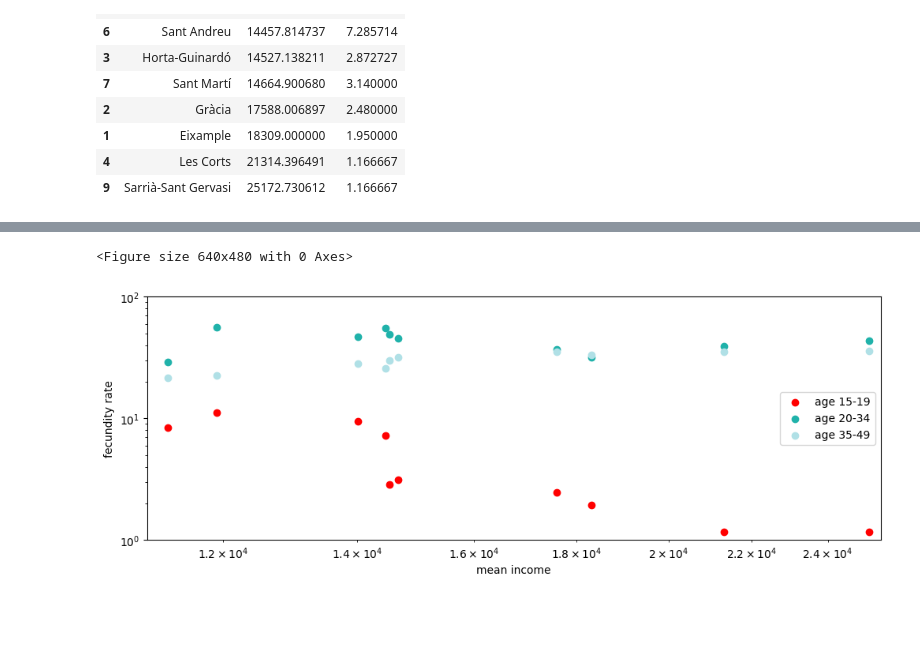
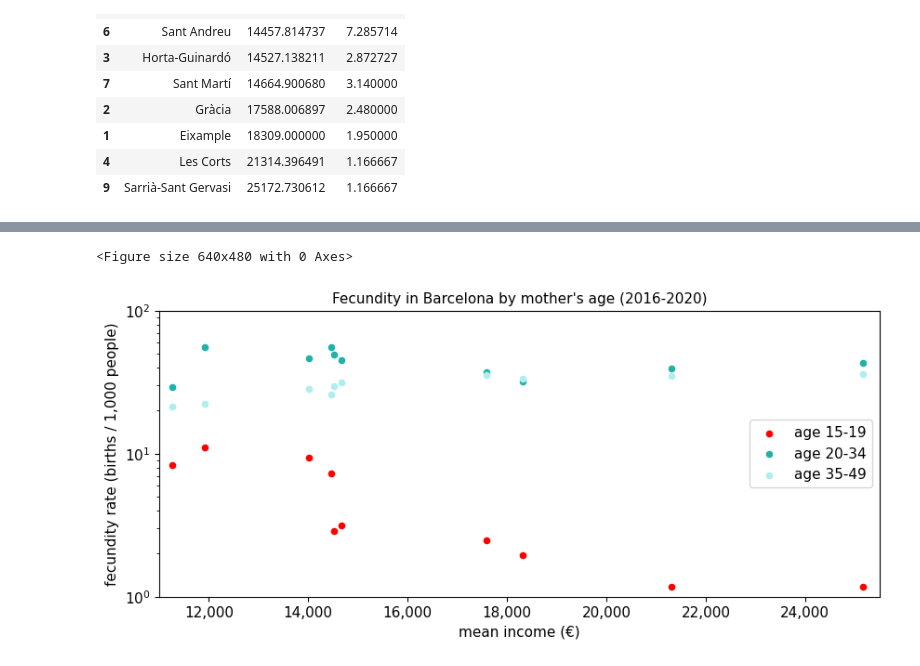
Before and after one commit to JuliaAT/AVDM-project, a Jupyter notebook: DataTreatment(Julia).ipynb, the cells around one changed output, grey strips where cells are left out. Saved outputs shown, nothing was run; the diff lists cells and outputs as text; code cells hidden in the pictures; blank space fills up the shorter version.

```diff
--- a/DataTreatment(Julia).ipynb
+++ b/DataTreatment(Julia).ipynb
@@ -101,10 +101,10 @@ b1519
 | 9 | Sarrià-Sant Gervasi | 25172.730612 | 1.166667 |
 # %%
 #sort in ascending income order
-b1519_plot=b1519.sort_values(by=['Import_Euros'], ascending=True).head(15)
-b2034_plot=b2034.sort_values(by=['Import_Euros'], ascending=True).head(15)
-b3549_plot=b3549.sort_values(by=['Import_Euros'], ascending=True).head(15)
-b1519_plot
+b1519=b1519.sort_values(by=['Import_Euros'], ascending=True).head(15)
+b2034=b2034.sort_values(by=['Import_Euros'], ascending=True).head(15)
+b3549=b3549.sort_values(by=['Import_Euros'], ascending=True).head(15)
+b1519
 # %% [output]
 |  | Nom_Districte | Import_Euros | Nombre |
 | 0 | Ciutat Vella | 11268.029630 | 8.350000 |
@@ -132,19 +133,29 @@ plt.show()
 # %%
+import matplotlib.ticker as ticker
+
+plt.rc('font', size=11) #controls default text size
+plt.rc('axes', titlesize=11) #fontsize of the title
+plt.rc('axes', labelsize=11) #fontsize of the x and y labels
+plt.rc('xtick', labelsize=11) #fontsize of the x tick labels
+plt.rc('ytick', labelsize=11) #fontsize of the y tick labels
+plt.rc('legend', fontsize=11)
 plt.figure(3)
-plt.figure(figsize=(12, 4))
-plt.scatter(b1519_plot['Import_Euros'],b1519_plot['Nombre'],label='age 15-19',color='red')
-plt.scatter(b2034_plot['Import_Euros'],b2034_plot['Nombre'],label='age 20-34',color='lightseagreen')
-plt.scatter(b3549_plot['Import_Euros'],b3549_plot['Nombre'],label='age 35-49',color='powderblue')
-#plt.xticks(b1519['Import_Euros'], b1519['Nom_Districte'])
-plt.xscale('log')
+plt.tight_layout
+plt.figure(figsize=(10, 4))
+plt.scatter(b1519['Import_Euros'],b1519['Nombre'],label='age 15-19',color='red',s=20)
+plt.scatter(b2034['Import_Euros'],b2034['Nombre'],label='age 20-34',color='lightseagreen',s=20)
+plt.scatter(b3549['Import_Euros'],b3549['Nombre'],label='age 35-49',color='paleturquoise',s=20)
 plt.yscale('log')
 plt.xlim(11000,25500)
 plt.ylim(1,1e2)
+plt.gca().get_xaxis().set_major_formatter(ticker.StrMethodFormatter("{x:,.0f}"))
 #plt.xticks(rotation=75)
-plt.xlabel("mean income")
-plt.ylabel("fecundity rate")
+plt.title("Fecundity in Barcelona by mother's age (2016-2020)")
+plt.xlabel("mean income (€)")
+plt.ylabel("fecundity rate (births / 1,000 people)")
 plt.legend(loc="center right")
+plt.savefig("fecundity.jpg",bbox_inches='tight')
 plt.show()
 # %% [output]
 <Figure size 640x480 with 0 Axes>
-[figure, old version]
+[figure, new version]
```
Also changed, not shown: parts of 3 cells of this notebook.
